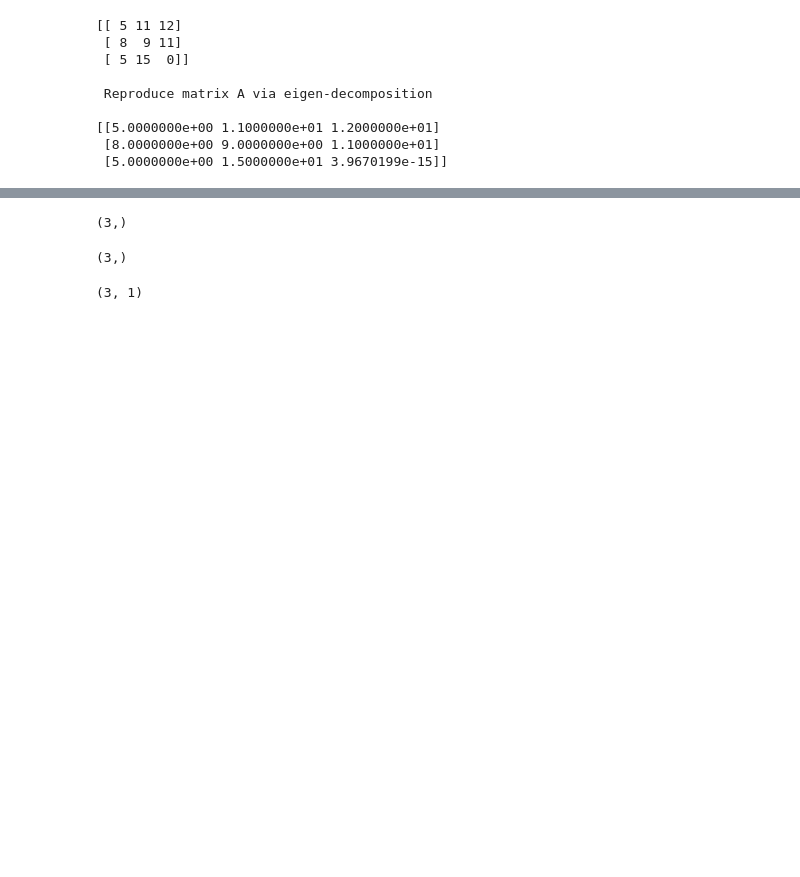
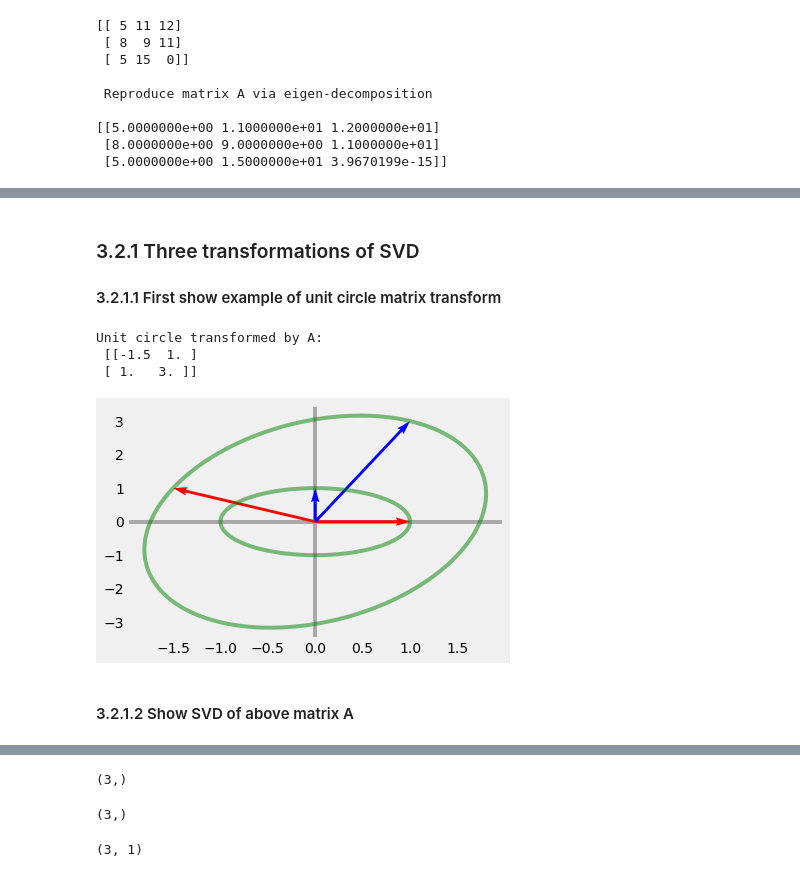
Before and after one commit to anhnguyendepocen/Numerical_Optimization, a Jupyter notebook: L1_Linalg.ipynb, the cells around one changed output, grey strips where cells are left out. Drawn from its saved outputs; the diff is of its cells as text; code cells hidden in the pictures; blank space fills up the shorter version.

```diff
--- a/L1_Linalg.ipynb
+++ b/L1_Linalg.ipynb
@@ -452,0 +585,17 @@ The Schur complement
+# %% [markdown]
+### 3.2.1 Three transformations of SVD
+
+#### 3.2.1.1 First show example of unit circle matrix transform
+# %%
+A = np.array([[-1.5, 1], [1, 3]])
+print('Unit circle transformed by A:\n {}'.format(A))
+matrixToPlot(np.array([[1, 0], [0, 1]]))
+matrixToPlot(A)
+plt.grid()
+# %% [output]
+Unit circle transformed by A:
+ [[-1.5  1. ]
+ [ 1.   3. ]]
+[figure, added]
+# %% [markdown]
+#### 3.2.1.2 Show SVD of above matrix A
```
Also changed, not shown: parts of 76 cells of this notebook, 3 other files.
